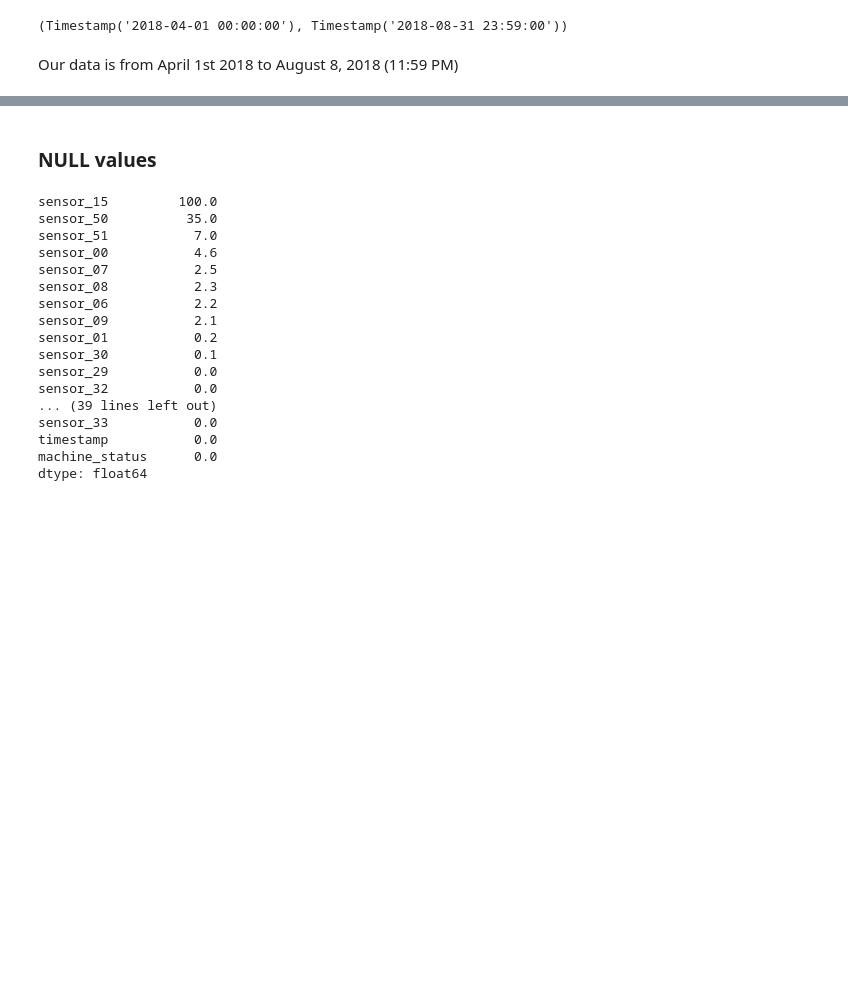
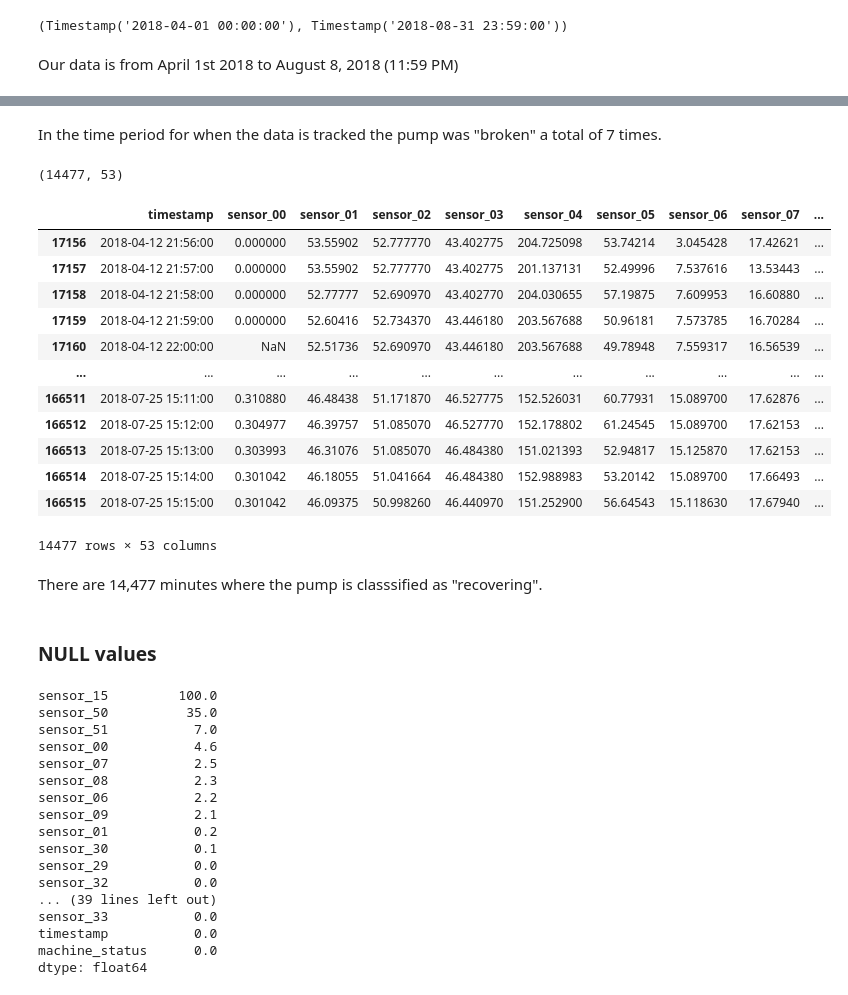
Before and after one commit to zakiaslam22/pump-health-monitor, a Jupyter notebook: notebooks/01_explore_and_quality.ipynb, the cells around one changed output, grey strips where cells are left out. Drawn from its saved outputs; the diff is of its cells as text; code cells hidden in the pictures; blank space fills up the shorter version.

```diff
--- a/notebooks/01_explore_and_quality.ipynb
+++ b/notebooks/01_explore_and_quality.ipynb
@@ -83,3 +103,28 @@ Our data is from April 1st 2018 to August 8, 2018 (11:59 PM)
+# %% [markdown]
+In the time period for when the data is tracked the pump was "broken" a total of 7 times.
+# %%
+recovering=data[data["machine_status"]=="RECOVERING"]
+
+
+print(recovering.shape)
+recovering
+# %% [output]
+(14477, 53)
+|  | timestamp | sensor_00 | sensor_01 | sensor_02 | sensor_03 | sensor_04 | sensor_05 | sensor_06 | sensor_07 | ... |
+| 17156 | 2018-04-12 21:56:00 | 0.000000 | 53.55902 | 52.777770 | 43.402775 | 204.725098 | 53.74214 | 3.045428 | 17.42621 | ... |
+| 17157 | 2018-04-12 21:57:00 | 0.000000 | 53.55902 | 52.777770 | 43.402775 | 201.137131 | 52.49996 | 7.537616 | 13.53443 | ... |
+| 17158 | 2018-04-12 21:58:00 | 0.000000 | 52.77777 | 52.690970 | 43.402770 | 204.030655 | 57.19875 | 7.609953 | 16.60880 | ... |
+| 17159 | 2018-04-12 21:59:00 | 0.000000 | 52.60416 | 52.734370 | 43.446180 | 203.567688 | 50.96181 | 7.573785 | 16.70284 | ... |
+| 17160 | 2018-04-12 22:00:00 | NaN | 52.51736 | 52.690970 | 43.446180 | 203.567688 | 49.78948 | 7.559317 | 16.56539 | ... |
+| ... | ... | ... | ... | ... | ... | ... | ... | ... | ... | ... |
+| 166511 | 2018-07-25 15:11:00 | 0.310880 | 46.48438 | 51.171870 | 46.527775 | 152.526031 | 60.77931 | 15.089700 | 17.62876 | ... |
+| 166512 | 2018-07-25 15:12:00 | 0.304977 | 46.39757 | 51.085070 | 46.527770 | 152.178802 | 61.24545 | 15.089700 | 17.62153 | ... |
+| 166513 | 2018-07-25 15:13:00 | 0.303993 | 46.31076 | 51.085070 | 46.484380 | 151.021393 | 52.94817 | 15.125870 | 17.62153 | ... |
+| 166514 | 2018-07-25 15:14:00 | 0.301042 | 46.18055 | 51.041664 | 46.484380 | 152.988983 | 53.20142 | 15.089700 | 17.66493 | ... |
+| 166515 | 2018-07-25 15:15:00 | 0.301042 | 46.09375 | 50.998260 | 46.440970 | 151.252900 | 56.64543 | 15.118630 | 17.67940 | ... |
+14477 rows × 53 columns
+# %% [markdown]
+There are 14,477 minutes where the pump is classsified as "recovering".
 # %% [markdown]
 ### NULL values
 # %%
```
Also changed, not shown: parts of 2 cells of this notebook, 3 other files.
